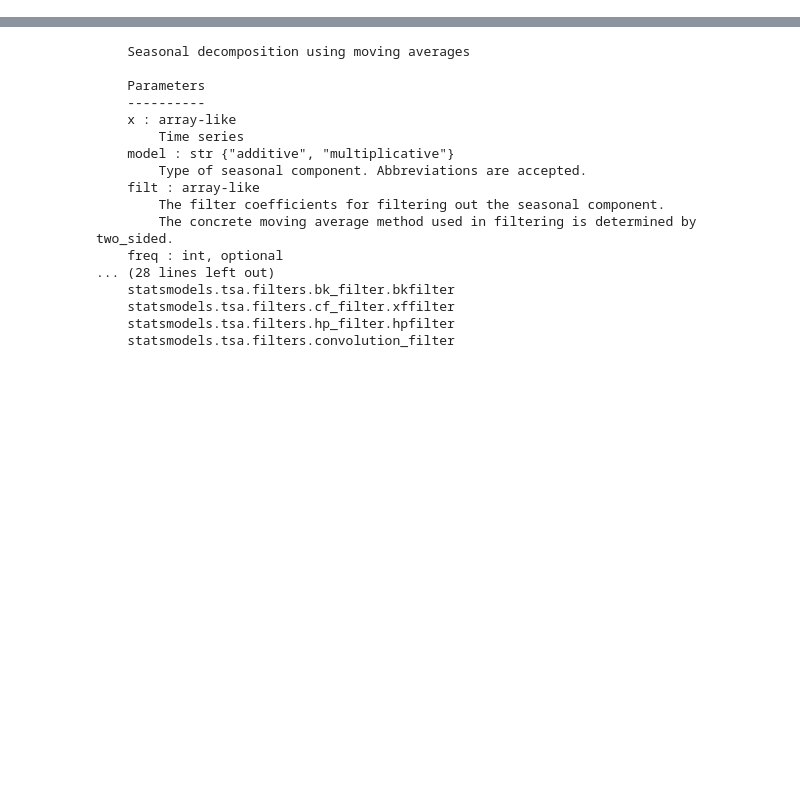
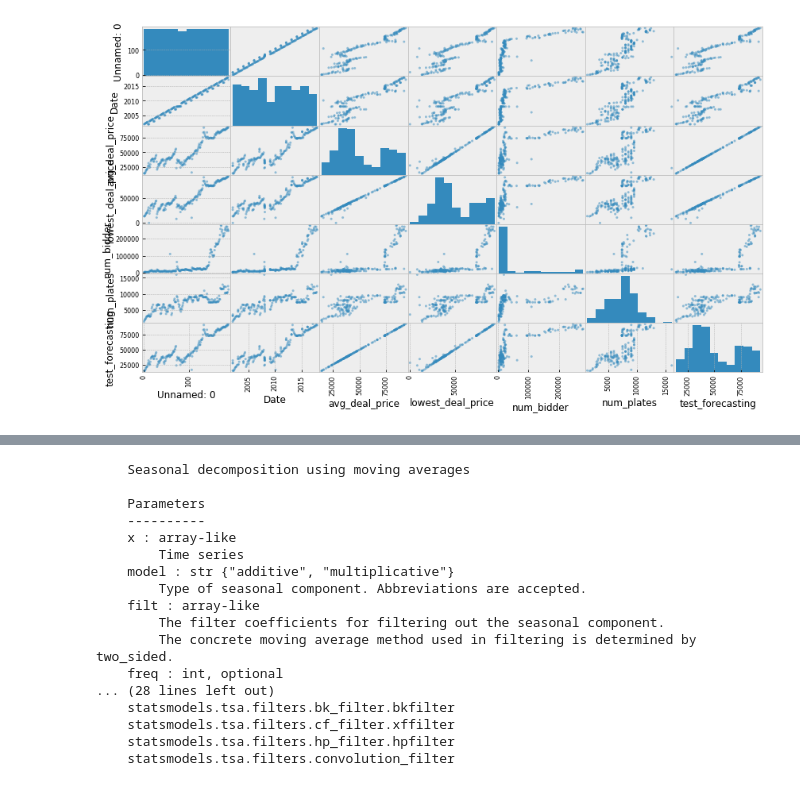
Before and after one commit to MarcusWiilo/capstone_udacity, a Jupyter notebook: capstone_udacity.ipynb, the cells around one changed output, grey strips where cells are left out. Saved outputs shown, nothing was run; the diff lists cells and outputs as text; code cells hidden in the pictures; blank space fills up the shorter version.

```diff
--- a/capstone_udacity.ipynb
+++ b/capstone_udacity.ipynb
@@ -581,0 +296,4 @@ NameError: name 'results_ARIMA' is not defined
+# %%
+pd.plotting.scatter_matrix(data_test, figsize=(14, 8));
+# %% [output]
+[figure, added]
```
Also changed, not shown: parts of 108 cells of this notebook, 3 other files.
